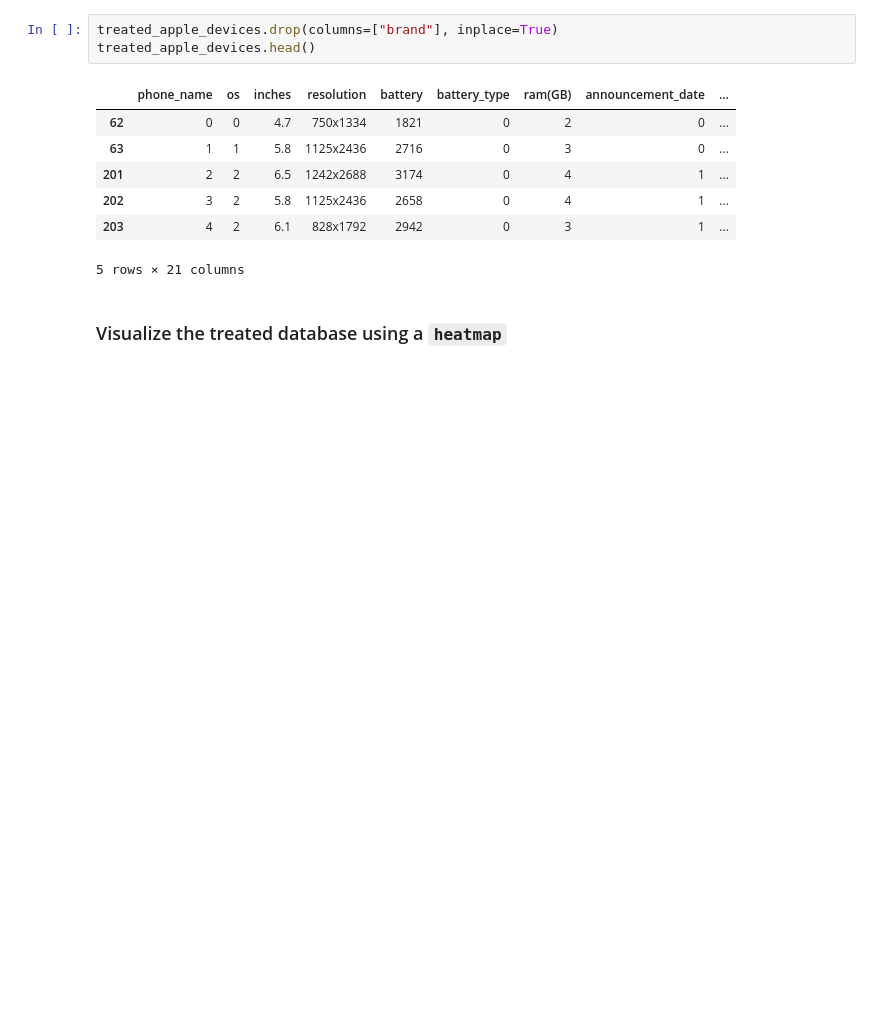
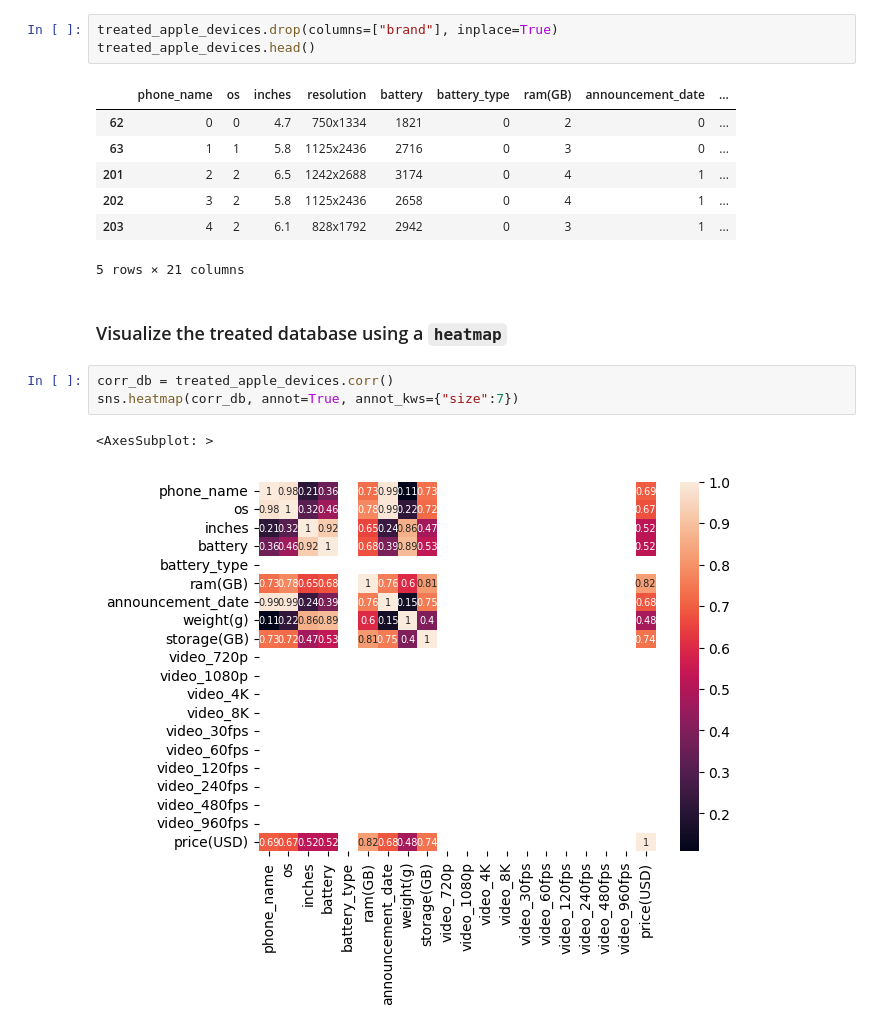
Before and after one commit to Nathan-Seeley/Phones_Comparison, a Jupyter notebook: iphone_analysis.ipynb, the cells around one changed output. Saved outputs shown, nothing was run; the diff lists cells and outputs as text; blank space fills up the shorter version.

Commit message:
Displayed data with a heatmap visual for temporary analysis

```diff
--- a/iphone_analysis.ipynb
+++ b/iphone_analysis.ipynb
@@ -194,3 +194,9 @@ treated_apple_devices.head()
 5 rows × 21 columns
 # %% [markdown]
 ### Visualize the treated database using a `heatmap`
+# %%
+corr_db = treated_apple_devices.corr()
+sns.heatmap(corr_db, annot=True, annot_kws={"size":7})
+# %% [output]
+<AxesSubplot: >
+[figure, added]
```
